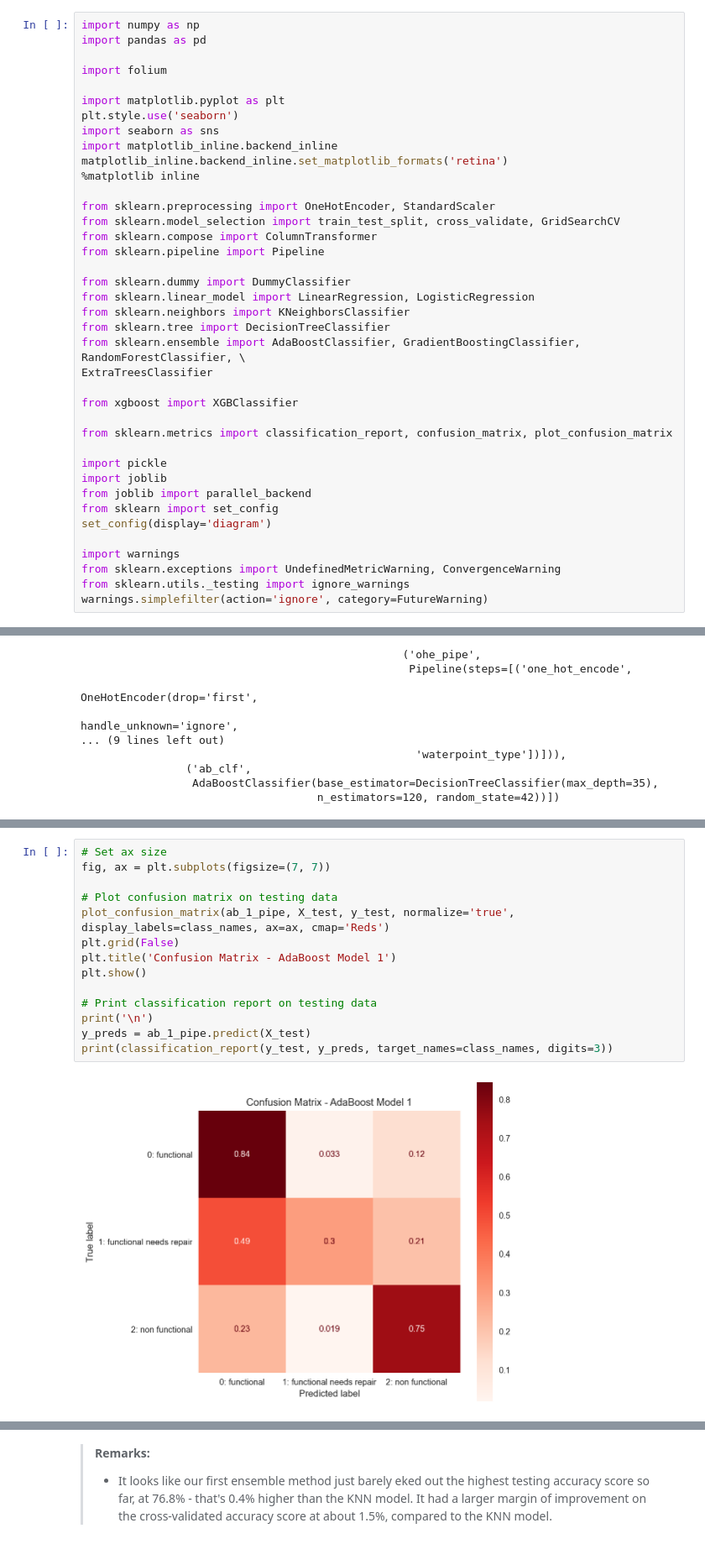
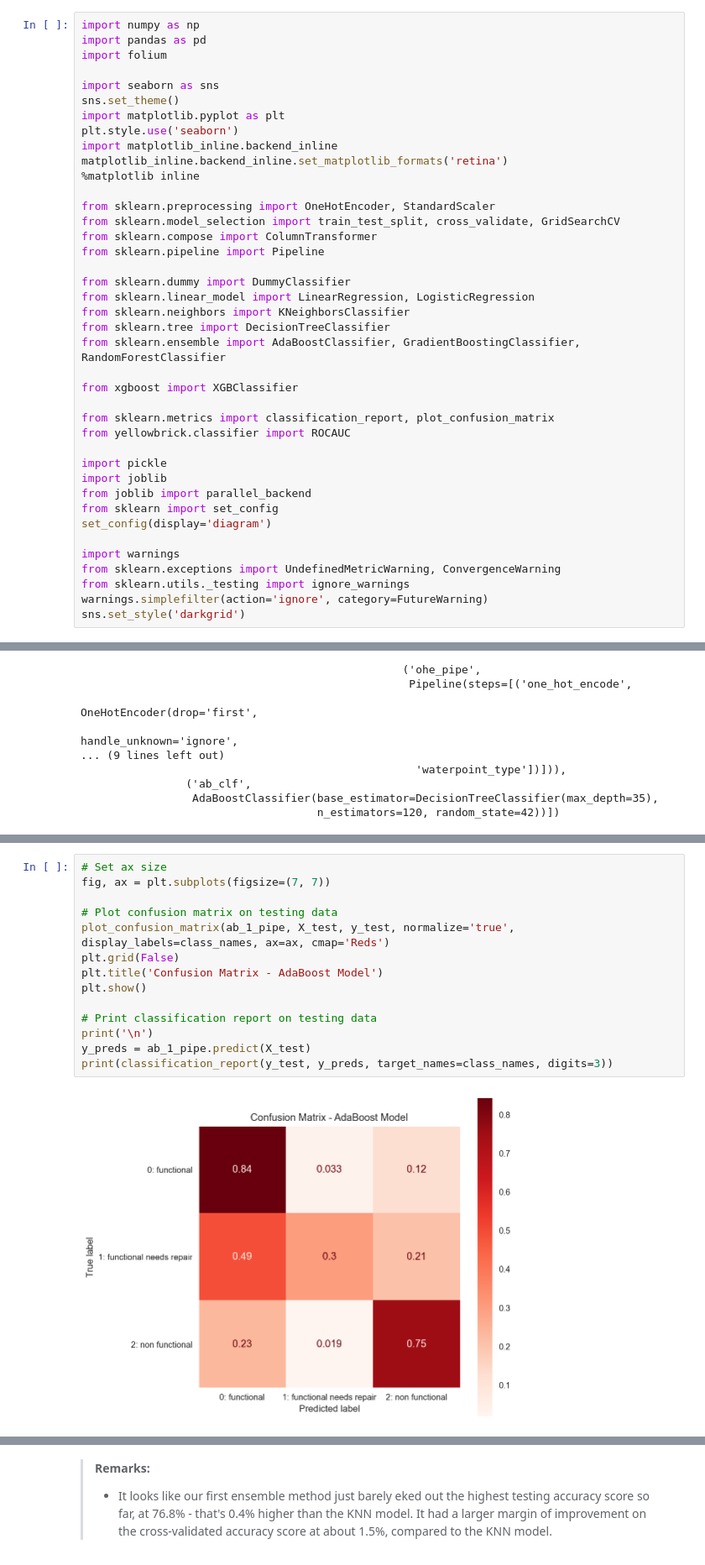
Before and after one commit to rjpost20/Classification-Project, a Jupyter notebook: Water Pump Classification Model.ipynb, the cells around one changed output, grey strips where cells are left out. Shown at 84% size. Drawn from its saved outputs; the diff is of its cells as text.

```diff
--- a/Water Pump Classification Model.ipynb
+++ b/Water Pump Classification Model.ipynb
@@ -92,12 +92,12 @@ There are three unique dependent variables in this dataset, which means that thi
 # %%
 import numpy as np
 import pandas as pd
-
 import folium
 
+import seaborn as sns
+sns.set_theme()
 import matplotlib.pyplot as plt
 plt.style.use('seaborn')
-import seaborn as sns
 import matplotlib_inline.backend_inline
 matplotlib_inline.backend_inline.set_matplotlib_formats('retina')
 %matplotlib inline
@@ -111,12 +111,12 @@ from sklearn.dummy import DummyClassifier
 from sklearn.linear_model import LinearRegression, LogisticRegression
 from sklearn.neighbors import KNeighborsClassifier
 from sklearn.tree import DecisionTreeClassifier
-from sklearn.ensemble import AdaBoostClassifier, GradientBoostingClassifier, RandomForestClassifier, \
-ExtraTreesClassifier
+from sklearn.ensemble import AdaBoostClassifier, GradientBoostingClassifier, RandomForestClassifier
 
 from xgboost import XGBClassifier
 
-from sklearn.metrics import classification_report, confusion_matrix, plot_confusion_matrix
+from sklearn.metrics import classification_report, plot_confusion_matrix
+from yellowbrick.classifier import ROCAUC
 
 import pickle
 import joblib
@@ -128,6 +128,7 @@ import warnings
 from sklearn.exceptions import UndefinedMetricWarning, ConvergenceWarning
 from sklearn.utils._testing import ignore_warnings
 warnings.simplefilter(action='ignore', category=FutureWarning)
+sns.set_style('darkgrid')
 # %%
 # Load up the data
 
@@ -1428,19 +1429,19 @@ Cross_Val AUC Score: 0.826949
 # %%
 # Set ax size
 fig, ax = plt.subplots(figsize=(7, 7))
 
 # Plot confusion matrix on testing data
 plot_confusion_matrix(ab_1_pipe, X_test, y_test, normalize='true', display_labels=class_names, ax=ax, cmap='Reds')
 plt.grid(False)
-plt.title('Confusion Matrix - AdaBoost Model 1')
+plt.title('Confusion Matrix - AdaBoost Model')
 plt.show()
 
 # Print classification report on testing data
 print('\n')
 y_preds = ab_1_pipe.predict(X_test)
 print(classification_report(y_test, y_preds, target_names=class_names, digits=3))
 # %% [output]
-[figure, old version]
+[figure, new version]
                             precision    recall  f1-score   support
 
              0: functional      0.786     0.844     0.814     16130
```
Also changed, not shown: parts of 45 cells of this notebook.
